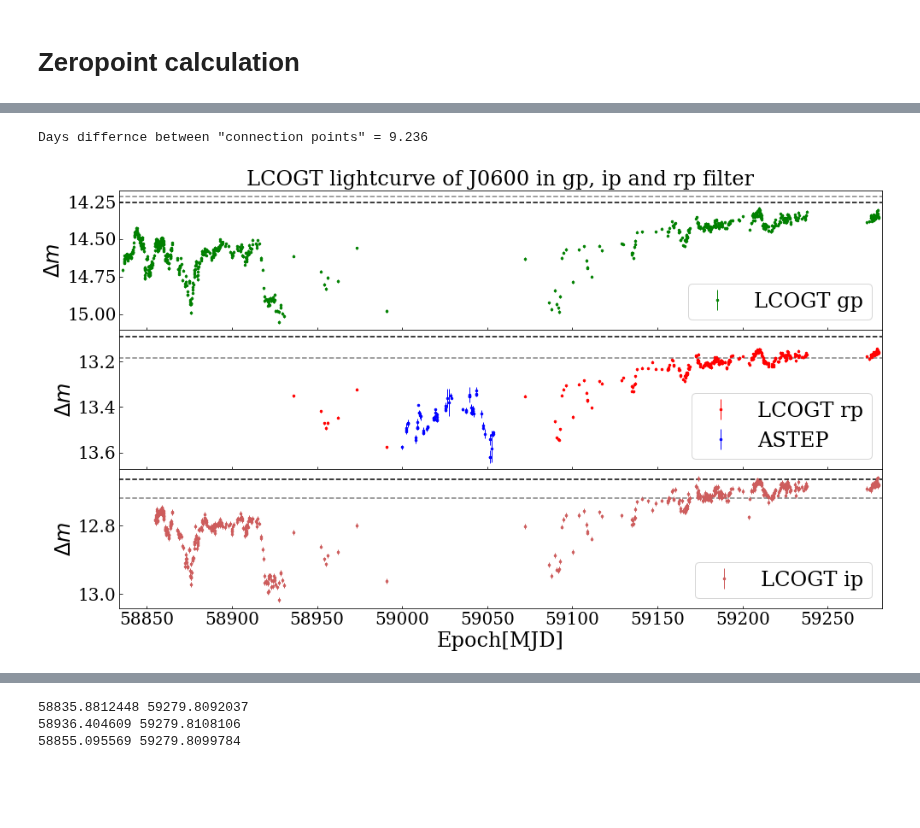
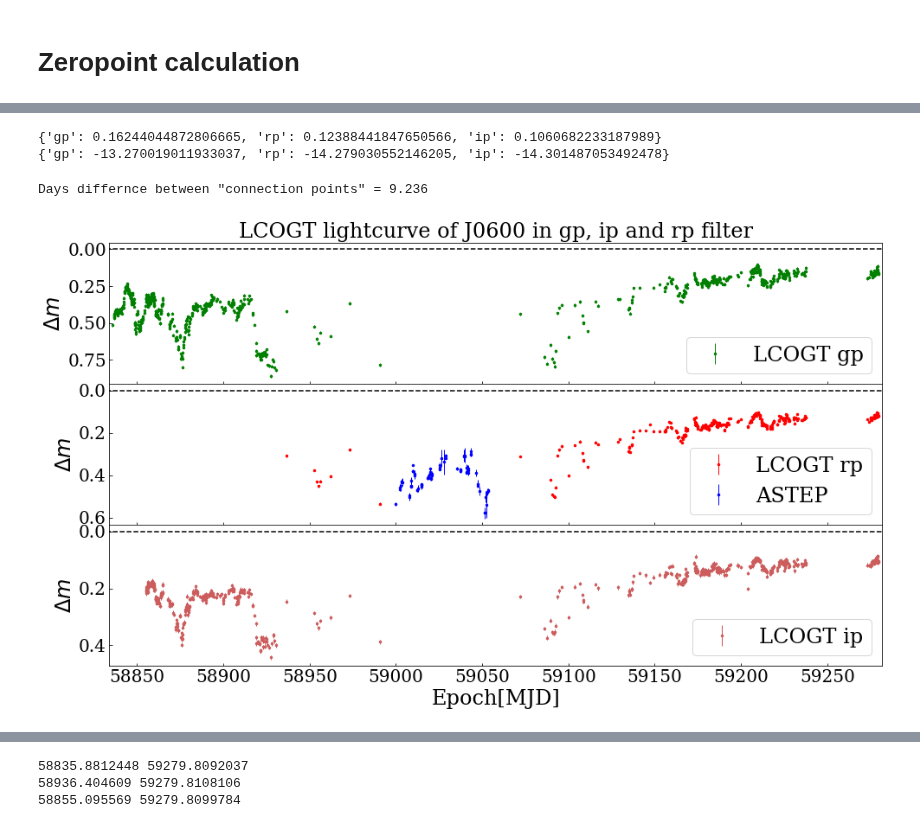
Before and after one commit to BartOuwehand/BRPJ0600, a Jupyter notebook: Differential photometry.ipynb, the cells around one changed output, grey strips where cells are left out. Drawn from its saved outputs; the diff is of its cells as text; code cells hidden in the pictures; blank space fills up the shorter version.

```diff
--- a/Differential photometry.ipynb
+++ b/Differential photometry.ipynb
@@ -244,6 +250,10 @@ for f in filt:
     fluxerr3[f] = ((fluxerr2[f].transpose())[smask[f]]).transpose()
     mednormflux3[f] = ((mednormflux2[f].transpose())[smask[f]]).transpose()
     print (np.shape(flux3[f]))
+    print (100*(-np.sum(np.isnan(flux[f].T[smask[f]]))+np.sum(np.isnan(flux3[f])))/\
+           (len(flux3[f][:,0])*len(flux3[f][0])))
+    print ("{}/{} ({:.3f}%)".format(np.sum(np.isnan(flux3[f])),len(flux3[f][0])*len(flux3[f][:,0]),\
+                                100*np.sum(np.isnan(flux3[f]))/(len(flux3[f][0])*len(flux3[f][:,0]))))
 # %% [output]
 Selected stars 70/160 (43.750%)
 Selected stars 103/160 (64.375%)
@@ -867,8 +865,8 @@ ip [ 0  2  6 10 12 24 25 27 28 29 30 32]
 # %%
-J0600_refmag = {}
-for f, n in zip(filt,refstarfilt):
-    #J0600_refmag[f] = np.mean([refstardat[n][0],refstardat[n][1]])
-    J0600_refmag[f] = refstardat[n][0]
+# J0600_refmag = {}
+# for f, n in zip(filt,refstarfilt):
+#     #J0600_refmag[f] = np.mean([refstardat[n][0],refstardat[n][1]])
+#     J0600_refmag[f] = refstardat[n][0]
 # %%
 def zeropoint(m,a):
     return m + a
@@ -973,10 +910,26 @@ for f in filt:
+# %%
+J0600_ZP_dmag = {}
+LCOGT_ZP = ascii.read('LCOGT_ZP.txt')
+for i in range(len(filt)):
+    J0600_ZP_dmag[filt[i]] = float(LCOGT_ZP['DMAG'][i])
+print (J0600_ZP_dmag)
+
+ZP_real = {}
+for f in filt:
+    mag = -2.5*np.log10(J0600_flux[f]/ALC_final[f])
+    mask = (epoch[f]>59273) * (epoch[f]<59280)
+    ZP_real[f] = np.nanmedian(mag[mask]) - J0600_ZP_dmag[f]
+print (ZP_real)
+# %% [output]
+{'gp': 0.16244044872806665, 'rp': 0.12388441847650566, 'ip': 0.1060682233187989}
+{'gp': -13.270019011933037, 'rp': -14.279030552146205, 'ip': -14.301487053492478}
 # %%
 plot_c = {'gp':'g','ip':'indianred','rp':'r','up':'purple'}
 
 J0600_mag = {}
 J0600_magerr = {}
 for f in filt:
-    J0600_mag[f] = -2.5*np.log10(J0600_flux[f]/ALC_final[f])  + ZP_real[f]
+    J0600_mag[f] = -2.5*np.log10(J0600_flux[f]/ALC_final[f])  - ZP_real[f]
     #J0600_magerr[f] = (2.5/np.log(10)) * (J0600_fluxerr[f]/J0600_flux[f])
     J0600_magerr[f] = (2.5/np.log(10)) * (starRMS_model(J0600_flux[f]/ALC_final[f],*est_errpar[f]))
 
@@ -1016,8 +969,9 @@ for i in range(len(filt)):
     #        axs[i].plot([0,1e6],[J0600_gaiamag[filt[i]],J0600_gaiamag[filt[i]]],c='black',linestyle='dashed')
     #axs[i].errorbar(epoch[filt[i]], J0600_mag[filt[i]], yerr=J0600_magerr[filt[i]],
     #                 fmt='.',c=plot_c[filt[i]],markersize=5,linewidth=1,label='LCOGT '+filt[i])
-    axs[i].plot([0,1e6],[J0600_refmag[filt[i]],J0600_refmag[filt[i]]],c='black',linestyle='dashed')
-    axs[i].plot([0,1e6],[refstardat[refstarfilt[i]][1],refstardat[refstarfilt[i]][1]],c='gray',linestyle='dashed')
+    #axs[i].plot([0,1e6],[J0600_refmag[filt[i]],J0600_refmag[filt[i]]],c='black',linestyle='dashed')
+    #axs[i].plot([0,1e6],[refstardat[refstarfilt[i]][1],refstardat[refstarfilt[i]][1]],c='gray',linestyle='dashed')
+    axs[i].plot([0,1e6],[0]*2,c='black',linestyle='dashed')
     axs[i].errorbar(epoch[filt[i]], J0600_mag[filt[i]], yerr=J0600_magerr[filt[i]],
                      fmt='.',c=plot_c[filt[i]],markersize=5,linewidth=1,label='LCOGT '+filt[i])
 #     axs[i].plot([0,1e6],[0]*2,c='black',linestyle='dashed')
@@ -1027,31 +981,31 @@ for i in range(len(filt)):
     axs[i].invert_yaxis()
     if filt[i] == 'rp':
          axs[i].errorbar(ASTEP[0], ASTEP[1], yerr=ASTEP[2], fmt='.',c='b',linewidth=1,markersize=5,
                         label='ASTEP')
 #        axs[i].errorbar(ASTEP[0], ASTEP[1]-ZP['rp'], yerr=ASTEP[2], fmt='.',c='b',linewidth=1,markersize=5,
 #                       label='ASTEP')
     axs[i].legend(loc=4)
 
     # shows at what epoch images are removed!
     #for e in range(len(rawepoch[filt[i]][ge_mask[filt[i]]==False])):#rm later
     #    axs[i].plot([rawepoch[filt[i]][ge_mask[filt[i]]==False][e]]*2,
     #                [np.nanmean(J0600_mag[filt[i]])-.2,0.3+np.nanmean(J0600_mag[filt[i]])], c='black')
     # shows amount of nan values per epoch
     #axs[i].plot(epoch[filt[i]],np.sum(np.isnan(flux5[filt[i]]),axis=1)/len(flux5[f][0]), c='black',marker='.')
 
 
     #measurement period astep telescope
     #axs[i].plot([58999,59052],[np.nanmean(J0600_mag[filt[i]])]*2,c='r',linestyle='--')
 axs[i].set_xlabel("Epoch[MJD]")
 axs[i].set_xlim([epoch['gp'][0]-2,epoch['gp'][-1]+2])
 #axs[i].set_xlim([59203,59215])
 #axs[i].set_xlim([58989,59080])
 
 
 # Hide x labels and tick labels for all but bottom plot.
 for ax in axs:
     ax.label_outer()
 plt.savefig("LightcurveResult.jpg",dpi=400)
 plt.show()
 # %% [output]
-[figure, old version]
+[figure, new version]
```
Also changed, not shown: parts of 9 cells of this notebook, 6 other files.
